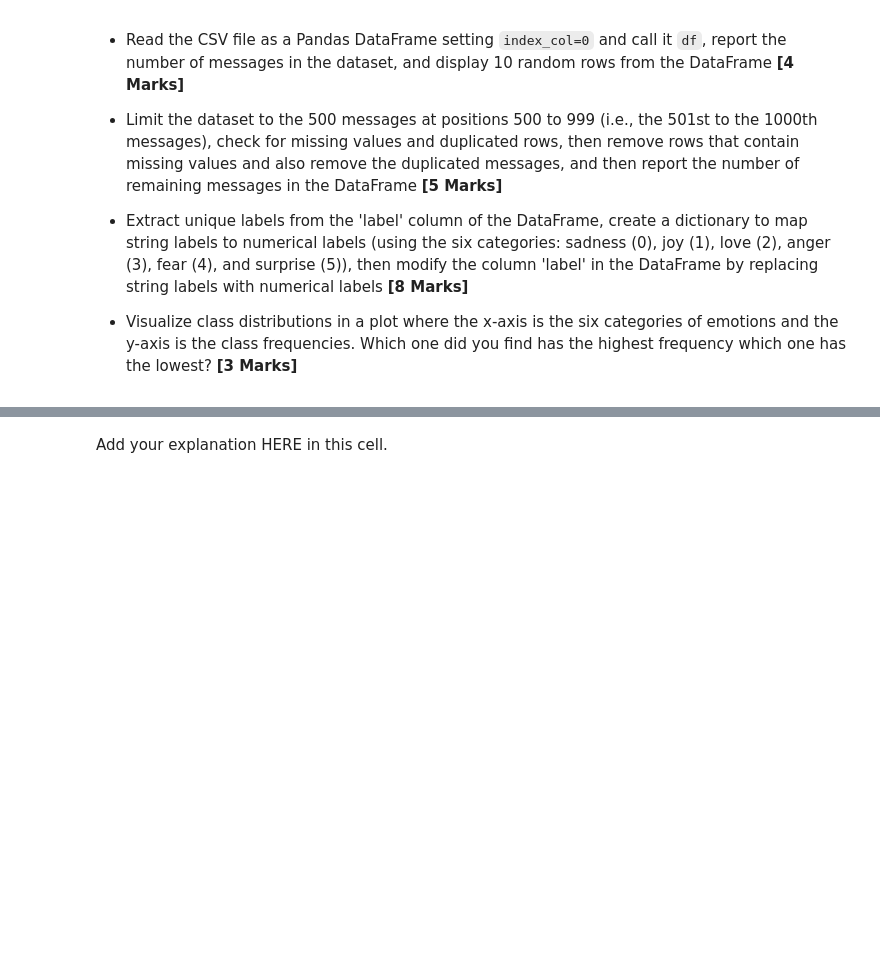
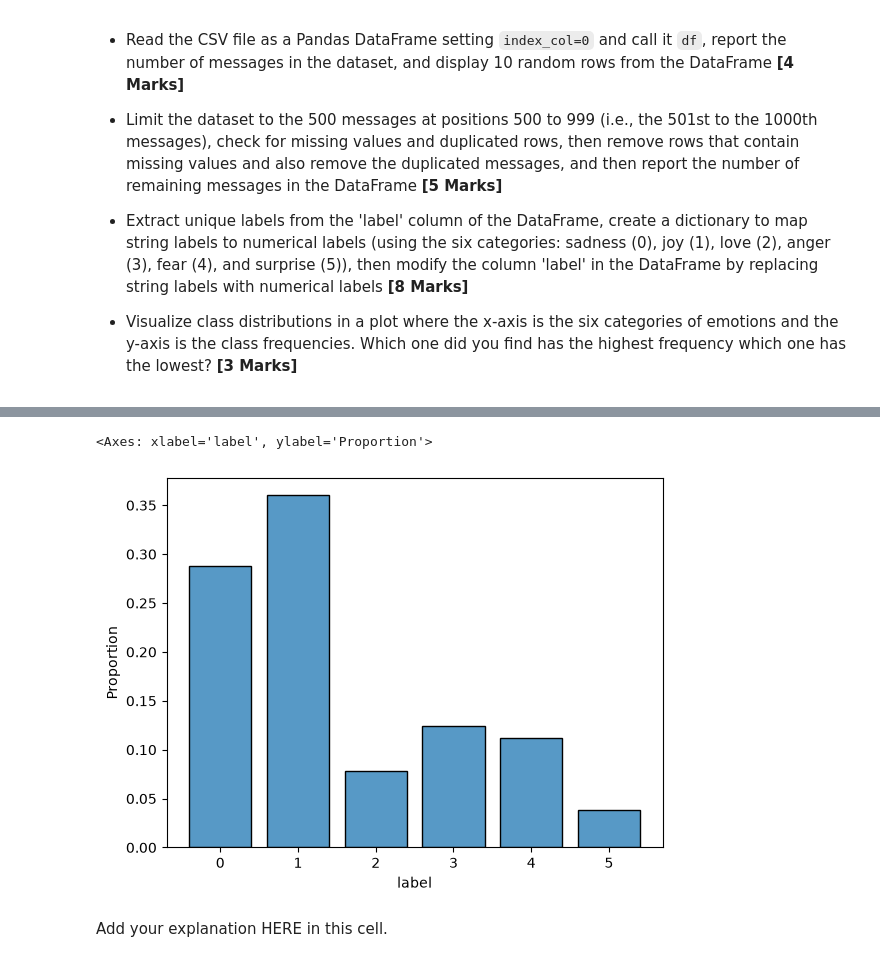
Before and after one commit to acknowledgeworkimagine/DataScienceStatlLearning, a Jupyter notebook: Project_2/Project_2_Elias_Gallegos.ipynb, the cells around one changed output, grey strips where cells are left out. Cells and saved outputs as stored; diff of their text form; code cells hidden in the pictures; blank space fills up the shorter version.

```diff
--- a/Project_2/Project_2_Elias_Gallegos.ipynb
+++ b/Project_2/Project_2_Elias_Gallegos.ipynb
@@ -225,0 +231,19 @@ Total number of rows with missing values are 0
+# %%
+# Extract unique labels
+unique_labels = dfs_clean["label"].unique()
+
+print(unique_labels)
+
+# Make dictioanary
+label_dict = {
+    "sadness": 0,
+    "joy": 1,
+    "love": 2,
+    "anger": 3,
+    "fear": 4,
+    "surprise": 5
+}
+
+# Replace labels
+dfs_clean["label"] = dfs_clean["label"].map(label_dict)
+display(dfs_clean)
@@ -226,3 +265,11 @@ Total number of rows with missing values are 0
+# %%
+import seaborn as sns
+import matplotlib.pyplot as plt
+
+sns.histplot(data=dfs_clean, x="label", discrete=True, shrink=0.8,  stat="proportion")
+# %% [output]
+<Axes: xlabel='label', ylabel='Proportion'>
+[figure, added]
 # %% [markdown]
 Add your explanation HERE in this cell.
 # %% [markdown]
```
Also changed, not shown: parts of 5 cells of this notebook, 5 other files.
